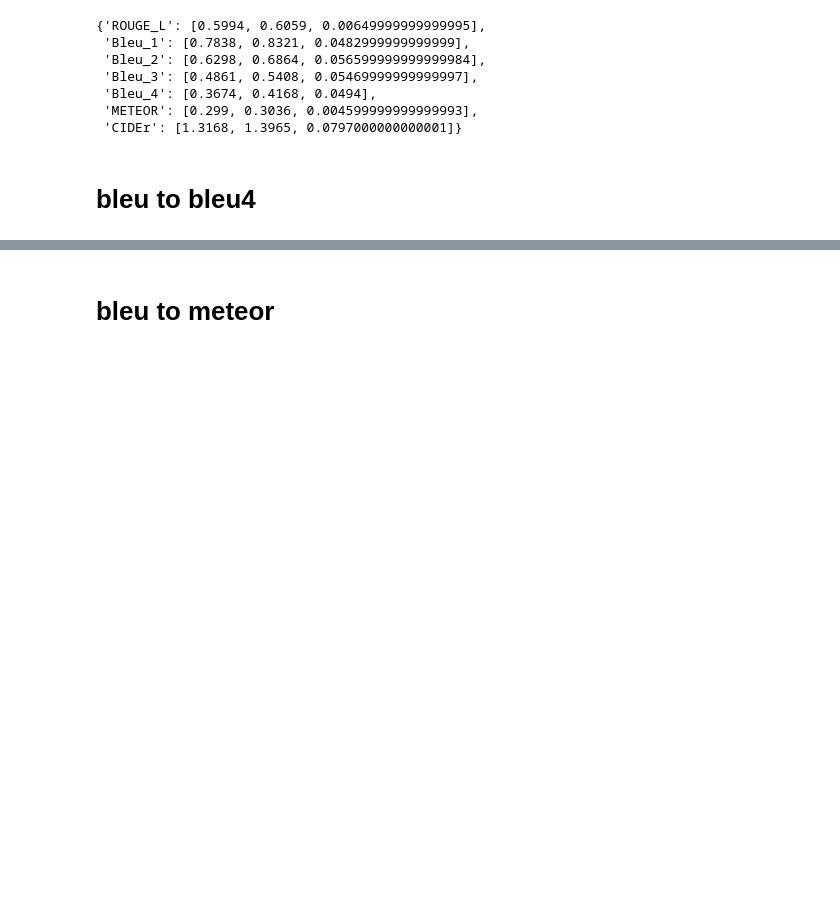
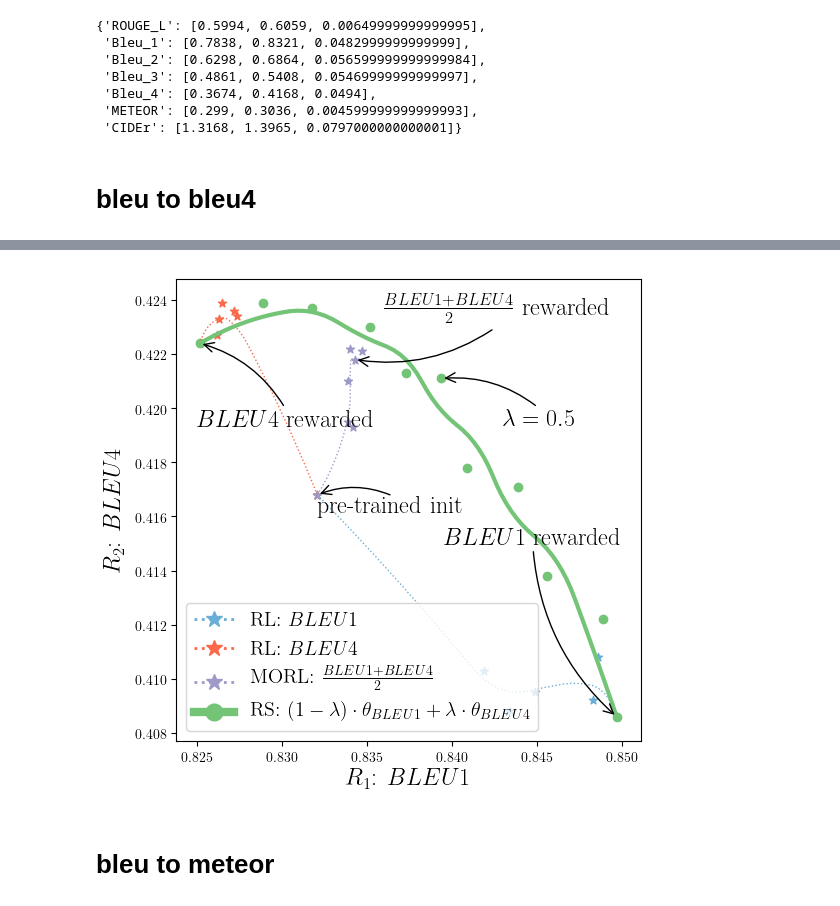
Before and after one commit to alexrame/domainbedv2, a Jupyter notebook: notebooks/rl/captioning/wa_rl_captioning.ipynb, the cells around one changed output, grey strips where cells are left out. Drawn from its saved outputs; the diff is of its cells as text; code cells hidden in the pictures; blank space fills up the shorter version.

```diff
--- a/notebooks/rl/captioning/wa_rl_captioning.ipynb
+++ b/notebooks/rl/captioning/wa_rl_captioning.ipynb
@@ -184,8 +212,10 @@ def plot_scatter_captioning(l, key_1, key_2, dict_key_to_minmax=dict_key_to_minm
 clean_kwargs = {"loc": "no", "order": "savgol_3_1_quadratic", "list_indexes": [0, 2, 4, 5], "linewidths": [1,1,1,1,1,3],
         "colormaps": ['Blues', 'Blues', 'Reds', 'Reds', 'Purples', "Greens"],
         "linestyles": ['dotted', 'dashed', 'dotted', 'dashed', "dotted", 'solid'],
+        "fontsize": "xx-large"
                 }
-def plot_captioning(list_l, key_x, key_y, do_annotate=True, dict_annotation_to_loc={}, dict_labels={}, **kwargs):
+SIZE_PLOT="xx-large"
+def plot_captioning(list_l, key_x, key_y, do_annotate=True, dict_annotation_to_loc={}, labels=None, dict_labels={}, **kwargs):
     for key in clean_kwargs.keys():
         if key not in kwargs:
             kwargs[key] = clean_kwargs[key]
@@ -201,14 +231,16 @@ def plot_captioning(list_l, key_x, key_y, do_annotate=True, dict_annotation_to_l
     #     r"RL: $\frac{{{label_xy}}}{{2}}$".format(label_xy=label_xy),
     #     r"WA: ${label_x}$ $\to$ ${label_y}$".format(label_x=label_x, label_y=label_y)
     # ]
-    labels = [
-            r"RL: ${label_x}$".format(label_x=label_x),
-            r"WA: $init$ $\to$ ${label_x}$".format(label_x=label_x),
-            r"RL: ${label_y}$".format(label_y=label_y),
-            r"WA: $init$ $\to$ ${label_y}$".format(label_y=label_y),
-            r"MORL: $\frac{{{label_xy}}}{{2}}$".format(label_xy=label_xy),
-            r"RS: $(1-\lambda) \theta_{{{label_x}}} + \lambda \theta_{{{label_y}}}$".format(label_x=label_x, label_y=label_y)
-        ]
+    if labels is None:
+        labels = [
+                r"RL: ${label_x}$".format(label_x=label_x),
+                r"WA: $init$ $\to$ ${label_x}$".format(label_x=label_x),
+                r"RL: ${label_y}$".format(label_y=label_y),
+                r"WA: $init$ $\to$ ${label_y}$".format(label_y=label_y),
+                r"MORL: $\frac{{{label_xy}}}{{2}}$".format(label_xy=label_xy),
+                r"RS: $(1-\lambda) \cdot \theta_{{{label_x}}} + \lambda \cdot \theta_{{{label_y}}}$".format(label_x=label_x, label_y=label_y)
+                # r"RS: $(1-\lambda) \cdot \theta_{1} + \lambda \cdot \theta_{2}$"
+            ]
     for key, label in dict_labels.items():
         labels[key] = label
     fig_dr = plot.plot_key(
@@ -226,7 +258,7 @@ def plot_captioning(list_l, key_x, key_y, do_annotate=True, dict_annotation_to_l
             xytext=dict_annotation_to_loc.get("pt"),
             ha='left',
             va="top",
-            size=plot.SIZE,
+            size=SIZE_PLOT,
             arrowprops=arrowprops
         )
         arrowprops.update({"relpos": (0.5, 0)})
@@ -236,7 +268,7 @@ def plot_captioning(list_l, key_x, key_y, do_annotate=True, dict_annotation_to_l
             xytext=dict_annotation_to_loc.get("0"),
             ha='right',
             va="bottom",
-            size=plot.SIZE,
+            size=SIZE_PLOT,
             arrowprops=arrowprops
         )
         arrowprops.update({"relpos": (0.5, 1)})
@@ -246,7 +278,7 @@ def plot_captioning(list_l, key_x, key_y, do_annotate=True, dict_annotation_to_l
             xytext=dict_annotation_to_loc.get("1"),
             ha='left',
             va="top",
-            size=plot.SIZE,
+            size=SIZE_PLOT,
             arrowprops=arrowprops
         )
         arrowpropsinv.update({"relpos": (0.5, 0)})
@@ -256,7 +288,7 @@ def plot_captioning(list_l, key_x, key_y, do_annotate=True, dict_annotation_to_l
             xytext=dict_annotation_to_loc.get("01"),
             ha='left',
             va="bottom",
-            size=plot.SIZE,
+            size=SIZE_PLOT,
             arrowprops=arrowpropsinv
         )
         if dict_annotation_to_loc.get("lambda") == "right":
@@ -266,7 +298,7 @@ def plot_captioning(list_l, key_x, key_y, do_annotate=True, dict_annotation_to_l
                 xy=(get_at_coeff(list_l[5])[key_x], get_at_coeff(list_l[5])[key_y]),
                 ha='right',
                 va="bottom",
-                size=plot.SIZE,
+                size=SIZE_PLOT,
                 arrowprops=arrowprops
             )
         else:
@@ -280,7 +312,7 @@ def plot_captioning(list_l, key_x, key_y, do_annotate=True, dict_annotation_to_l
                 xytext=dict_annotation_to_loc.get("lambda"),
                 ha='left',
                 va="top",
-                size=plot.SIZE,
+                size=SIZE_PLOT,
                 arrowprops=arrowprops
             )
         del arrowprops["relpos"]
@@ -316,24 +345,29 @@ plot.save_fig(fig=fig_dr, name="captioning/lambda_captioning_bleu1tobleu4.pdf",
 # %%
 fig_dr = plot_captioning(
     list_l=[
         fts_bleu.l_step, fts_bleu.l_wa, fts_bleu4.l_step, fts_bleu4.l_wa, fts_bleubleu4.l_step,
         fts_bleubleu4.l_wa
     ],
     key_x="Bleu_1",
     key_y="Bleu_4",
     dict_labels={
-        0: r"RL reward: $R_1$",
-        2: r"RL reward: $R_2$",
-        4: r"MORL: $\frac{R_1+R_2}{2}$",
-        5: r"RS: $(1-\lambda) \theta_{R_1} + \lambda \theta_{R_2}$"
+        0: r"RL: $BLEU1$",
+        2: r"RL: $BLEU4$",
+        4: r"MORL: $\frac{BLEU1+BLEU4}{2}$",
+        5: r"RS: $(1-\lambda) \cdot \theta_{BLEU1} + \lambda \cdot \theta_{BLEU4}$"
     },
     loc="lower left",
+    fontsize="x-large",
     dict_annotation_to_loc={
         "01": (0.836, 0.423),
+        "0": (0.85, 0.4148),
+        "1": (0.825, 0.42),
         "lambda": (0.843, 0.42),
     },
 )
 plot.save_fig(fig=fig_dr, name="captioning/pareto_captioning_bleu1tobleu4.pdf", do_save=do_save)
+# %% [output]
+[figure, added]
 # %% [markdown]
 # bleu to meteor
 # %%
```
Also changed, not shown: parts of 34 cells of this notebook, 9 other files.
